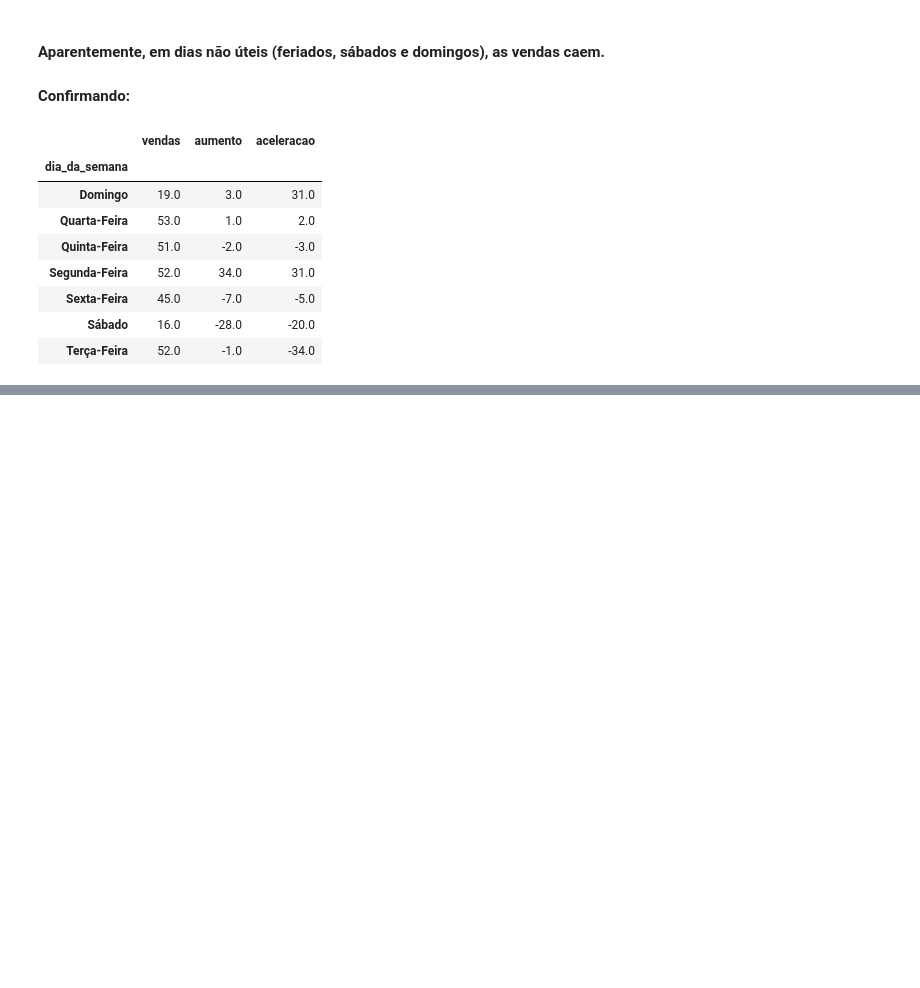
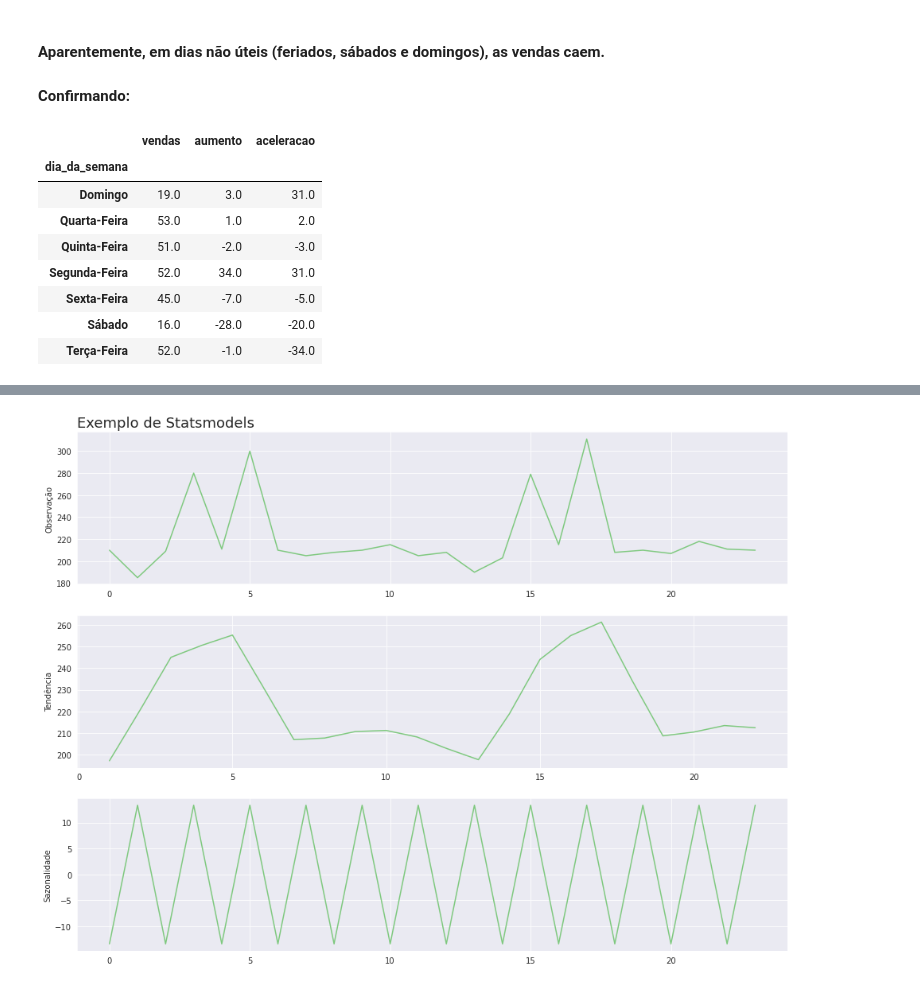
Before and after one commit to silsantos/Data-Science_Projects, a Jupyter notebook: Estatistica/Pratica6_series_temporais.ipynb, the cells around one changed output, grey strips where cells are left out. Drawn from its saved outputs; the diff is of its cells as text; code cells hidden in the pictures; blank space fills up the shorter version.

```diff
--- a/Estatistica/Pratica6_series_temporais.ipynb
+++ b/Estatistica/Pratica6_series_temporais.ipynb
@@ -460,0 +470,16 @@ vendas_agrupadas
+# %%
+# Exibindo os gráficos de forma diferente para melhor visualização:
+
+observacao = resultado.observed
+tendencia = resultado.trend
+sazonalidade = resultado.seasonal
+ruido = resultado.resid
+# %%
+# Colocando as variáveis criadas em um DataFrame:
+
+data = ({'Observação': observacao,
+         'Tendência': tendencia,
+         'Sazonalidade': sazonalidade,
+         'Ruído': ruido})
+resultado = pd.DataFrame(data)
+resultado.head()
@@ -460,0 +493,6 @@ vendas_agrupadas
+# %%
+# Plotando o gráfico:
+
+plot_comparacao(resultado.index, 'Observação', 'Tendência', 'Sazonalidade', resultado, 'Exemplo de Statsmodels')
+# %% [output]
+[figure, added]
```
Also changed, not shown: parts of 4 cells of this notebook.
